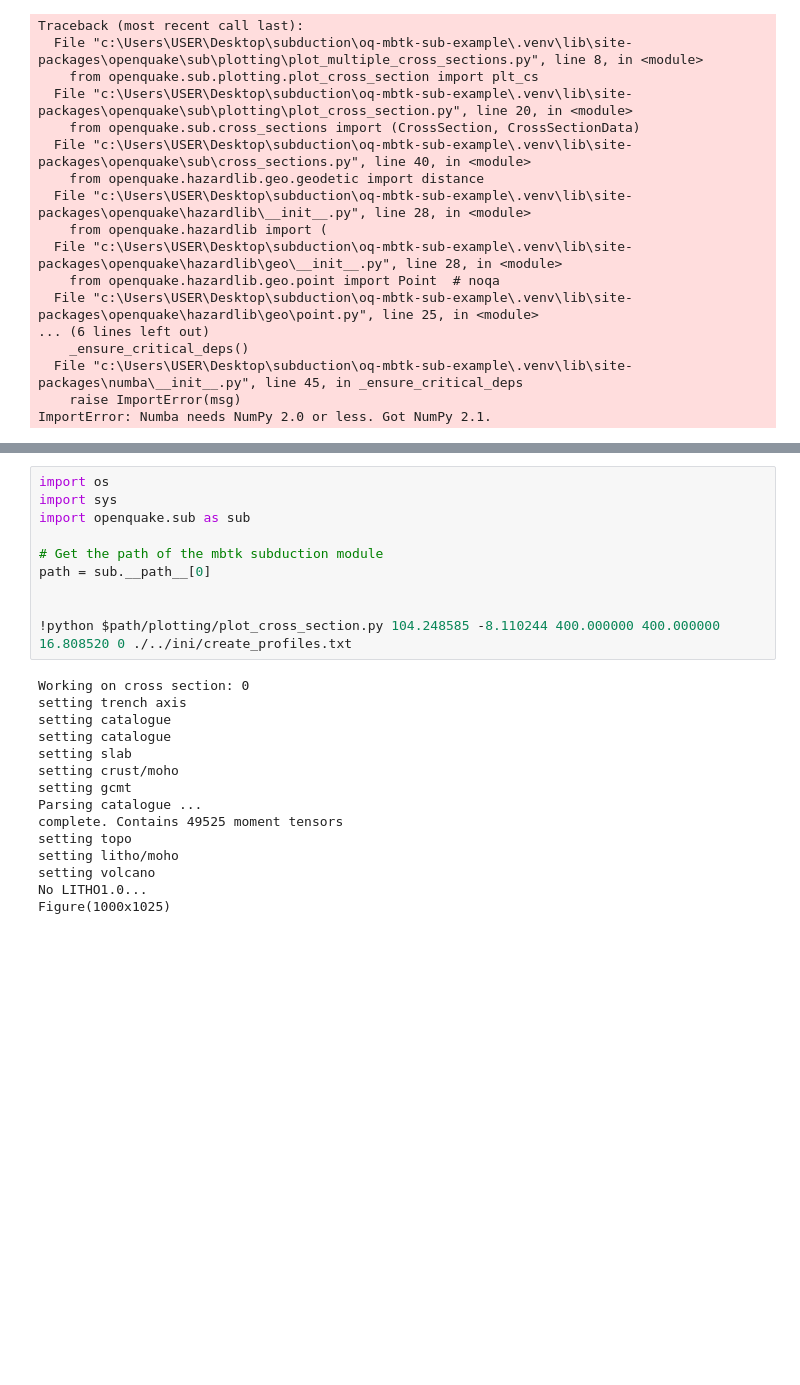
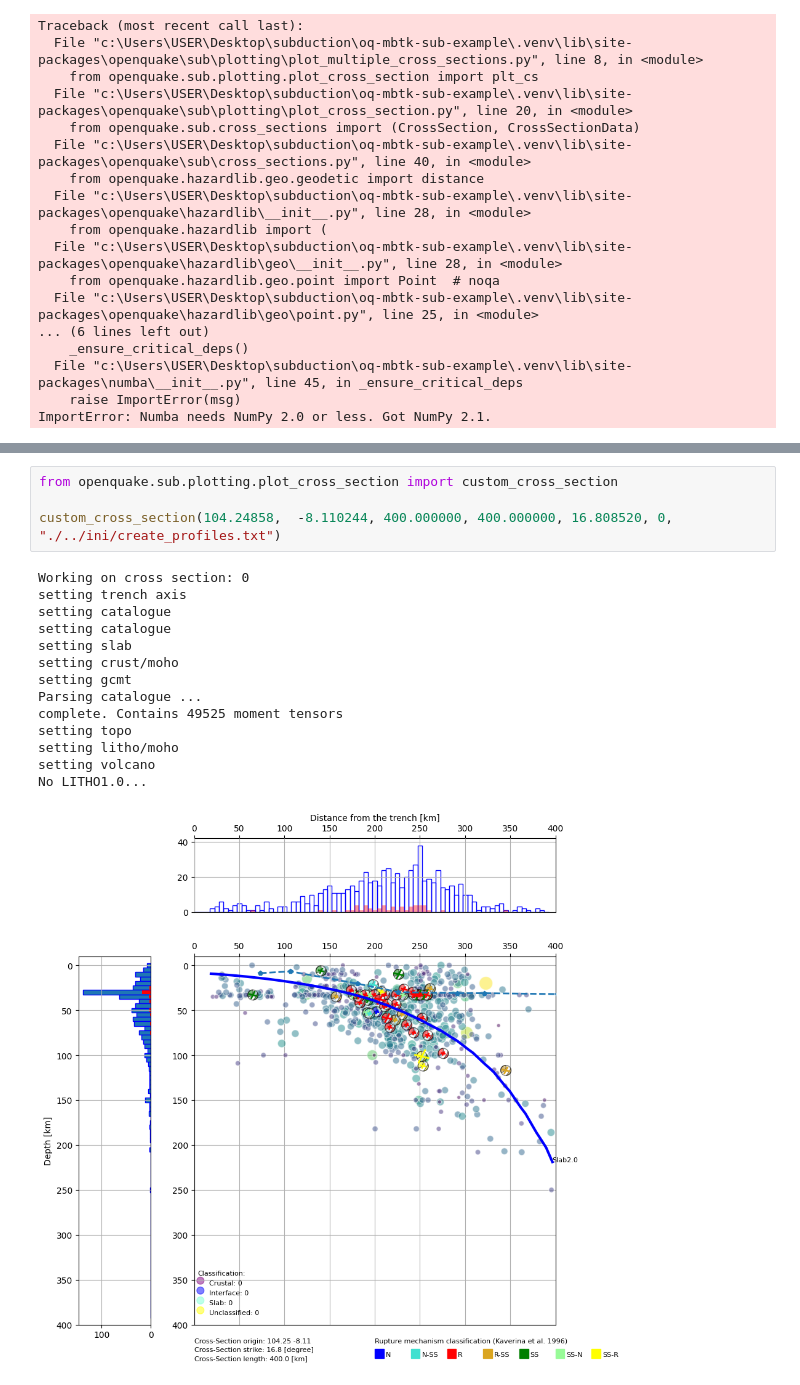
Before and after one commit to PIVS-JLAF/oq_mbtk_subduction, a Jupyter notebook: code/00b_top_slab_definition.ipynb, the cells around one changed output, grey strips where cells are left out. Drawn from its saved outputs; the diff is of its cells as text; blank space fills up the shorter version.

```diff
--- a/code/00b_top_slab_definition.ipynb
+++ b/code/00b_top_slab_definition.ipynb
@@ -87,25 +112,19 @@ ImportError: Numba needs NumPy 2.0 or less. Got NumPy 2.1.
 # %%
-import os
-import sys
-import openquake.sub as sub
+from openquake.sub.plotting.plot_cross_section import custom_cross_section
 
-# Get the path of the mbtk subduction module
-path = sub.__path__[0]
-
-
-!python $path/plotting/plot_cross_section.py 104.248585 -8.110244 400.000000 400.000000 16.808520 0 ./../ini/create_profiles.txt
+custom_cross_section(104.24858,  -8.110244, 400.000000, 400.000000, 16.808520, 0, "./../ini/create_profiles.txt")
 # %% [output]
 Working on cross section: 0
 setting trench axis
 setting catalogue
 setting catalogue
 setting slab
 setting crust/moho
 setting gcmt
 Parsing catalogue ...
 complete. Contains 49525 moment tensors
 setting topo
 setting litho/moho
 setting volcano
 No LITHO1.0...
-Figure(1000x1025)
+[figure, added]
```
Also changed, not shown: parts of 5 cells of this notebook, 3 other files.
